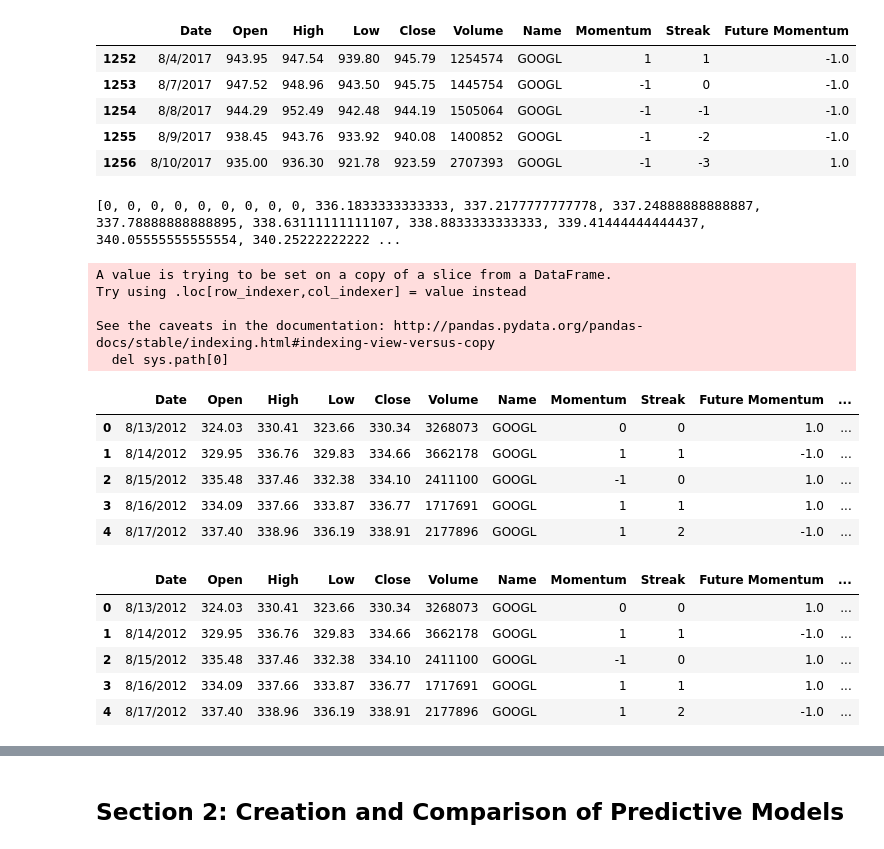
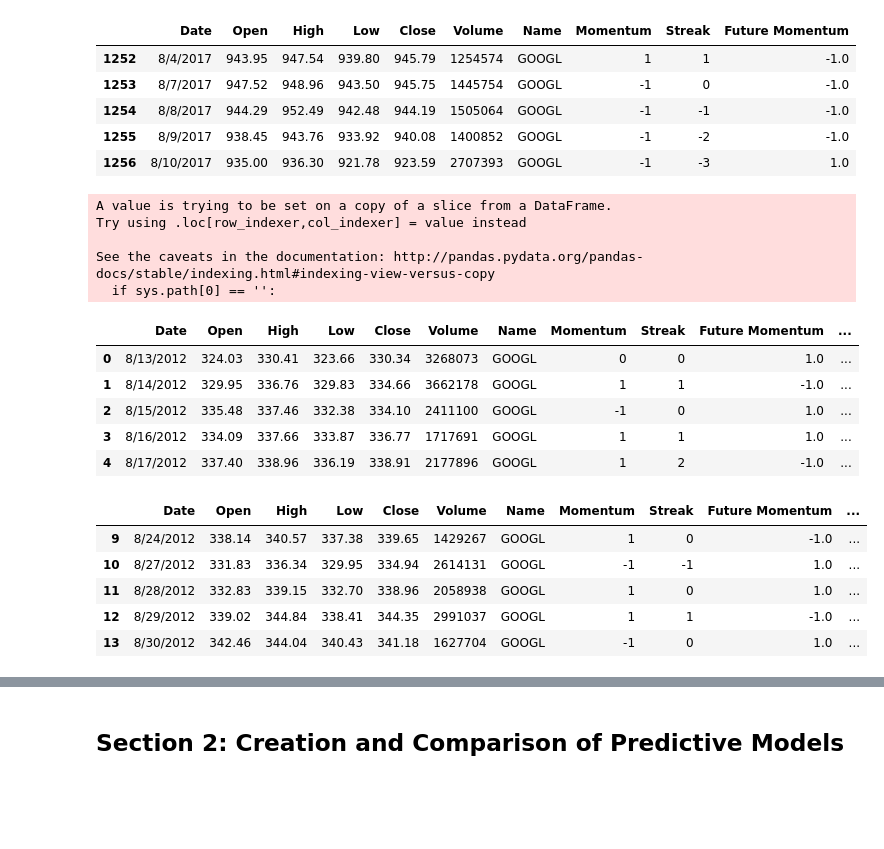
Before and after one commit to makennedy626/Thinkful_Unit_3, a Jupyter notebook: Unit 3 Capstone.ipynb, the cells around one changed output, grey strips where cells are left out. Cells and saved outputs as stored; diff of their text form; code cells hidden in the pictures; blank space fills up the shorter version.

```diff
--- a/Unit 3 Capstone.ipynb
+++ b/Unit 3 Capstone.ipynb
@@ -212,23 +222,21 @@ new_data = data
 
 # Make a feature for the ten day average
 ten_ave = [0] * len(data)
-i=9
-# Calculate the streaks and store them in the new column, 'Streak'
-for row in new_data:
-    ten_ave[i] = data.Close[i-9:i].mean()
+
+# Calculate the ten day averages and store them in the new column, 'Ten Day Average'
+for i in range(9,len(new_data)):
+    ten_ave[i] = new_data.Close[i-9:i].mean()
     i=i+1
 
-print(ten_ave)
 new_data['Ten Day Average'] = ten_ave
 
 new_data.head()
 # %% [output]
-[0, 0, 0, 0, 0, 0, 0, 0, 0, 336.1833333333333, 337.2177777777778, 337.24888888888887, 337.78888888888895, 338.63111111111107, 338.8833333333333, 339.41444444444437, 340.05555555555554, 340.25222222222 ...
+A value is trying to be set on a copy of a slice from a DataFrame.
+Try using .loc[row_indexer,col_indexer] = value instead
+
+See the caveats in the documentation: http://pandas.pydata.org/pandas-docs/stable/indexing.html#indexing-view-versus-copy
+  if sys.path[0] == '':
-A value is trying to be set on a copy of a slice from a DataFrame.
-Try using .loc[row_indexer,col_indexer] = value instead
-
-See the caveats in the documentation: http://pandas.pydata.org/pandas-docs/stable/indexing.html#indexing-view-versus-copy
-  del sys.path[0]
 |  | Date | Open | High | Low | Close | Volume | Name | Momentum | Streak | Future Momentum | ... |
 | 0 | 8/13/2012 | 324.03 | 330.41 | 323.66 | 330.34 | 3268073 | GOOGL | 0 | 0 | 1.0 | ... |
 | 1 | 8/14/2012 | 329.95 | 336.76 | 329.83 | 334.66 | 3662178 | GOOGL | 1 | 1 | -1.0 | ... |
@@ -237,15 +245,15 @@ See the caveats in the documentation: http://pandas.pydata.org/pandas-docs/stabl
 | 4 | 8/17/2012 | 337.40 | 338.96 | 336.19 | 338.91 | 2177896 | GOOGL | 1 | 2 | -1.0 | ... |
 # %%
 # Drop the first nine rows to get rid of NaNs
-new_data = new_data.iloc[0:8,:]
+new_data = new_data.iloc[9:,:]
 new_data.head()
 # %% [output]
 |  | Date | Open | High | Low | Close | Volume | Name | Momentum | Streak | Future Momentum | ... |
-| 0 | 8/13/2012 | 324.03 | 330.41 | 323.66 | 330.34 | 3268073 | GOOGL | 0 | 0 | 1.0 | ... |
-| 1 | 8/14/2012 | 329.95 | 336.76 | 329.83 | 334.66 | 3662178 | GOOGL | 1 | 1 | -1.0 | ... |
-| 2 | 8/15/2012 | 335.48 | 337.46 | 332.38 | 334.10 | 2411100 | GOOGL | -1 | 0 | 1.0 | ... |
-| 3 | 8/16/2012 | 334.09 | 337.66 | 333.87 | 336.77 | 1717691 | GOOGL | 1 | 1 | 1.0 | ... |
-| 4 | 8/17/2012 | 337.40 | 338.96 | 336.19 | 338.91 | 2177896 | GOOGL | 1 | 2 | -1.0 | ... |
+| 9 | 8/24/2012 | 338.14 | 340.57 | 337.38 | 339.65 | 1429267 | GOOGL | 1 | 0 | -1.0 | ... |
+| 10 | 8/27/2012 | 331.83 | 336.34 | 329.95 | 334.94 | 2614131 | GOOGL | -1 | -1 | 1.0 | ... |
+| 11 | 8/28/2012 | 332.83 | 339.15 | 332.70 | 338.96 | 2058938 | GOOGL | 1 | 0 | 1.0 | ... |
+| 12 | 8/29/2012 | 339.02 | 344.84 | 338.41 | 344.35 | 2991037 | GOOGL | 1 | 1 | -1.0 | ... |
+| 13 | 8/30/2012 | 342.46 | 344.04 | 340.43 | 341.18 | 1627704 | GOOGL | -1 | 0 | 1.0 | ... |
 # %%
 # Create a heatmap with the new features.
 
```
Also changed, not shown: parts of 14 cells of this notebook.
